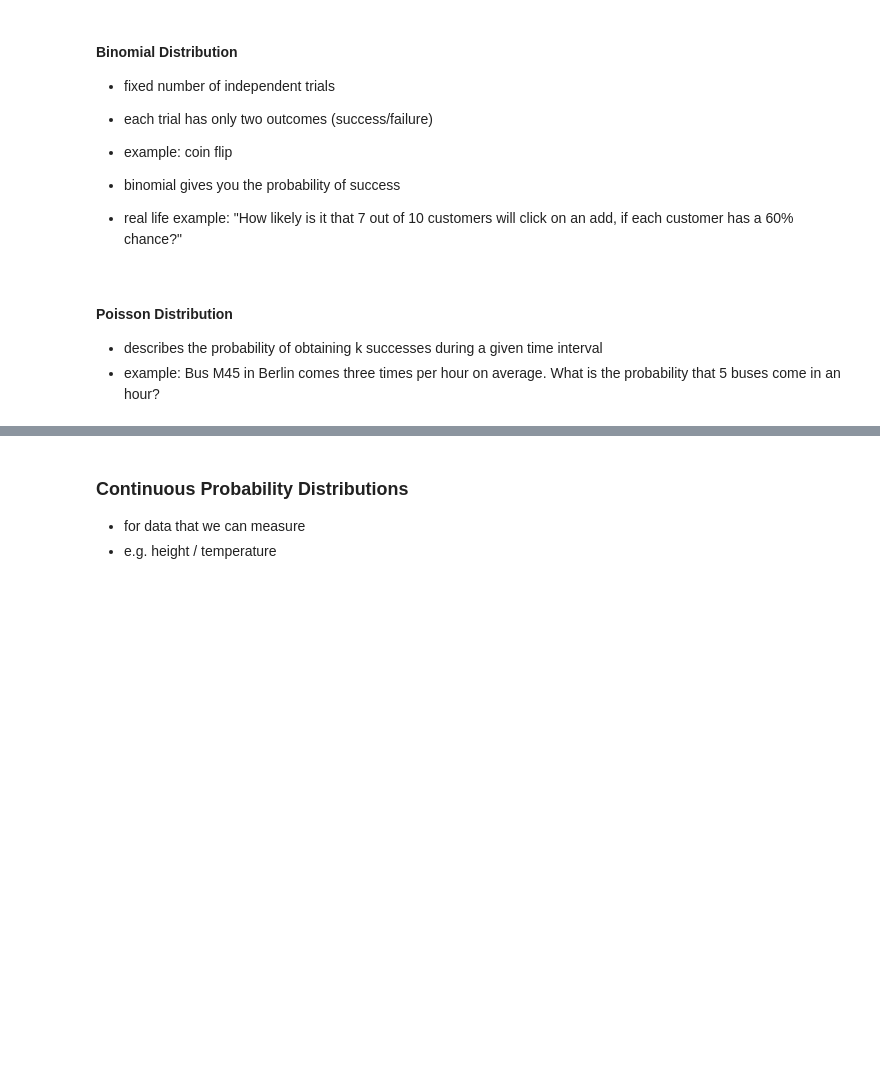
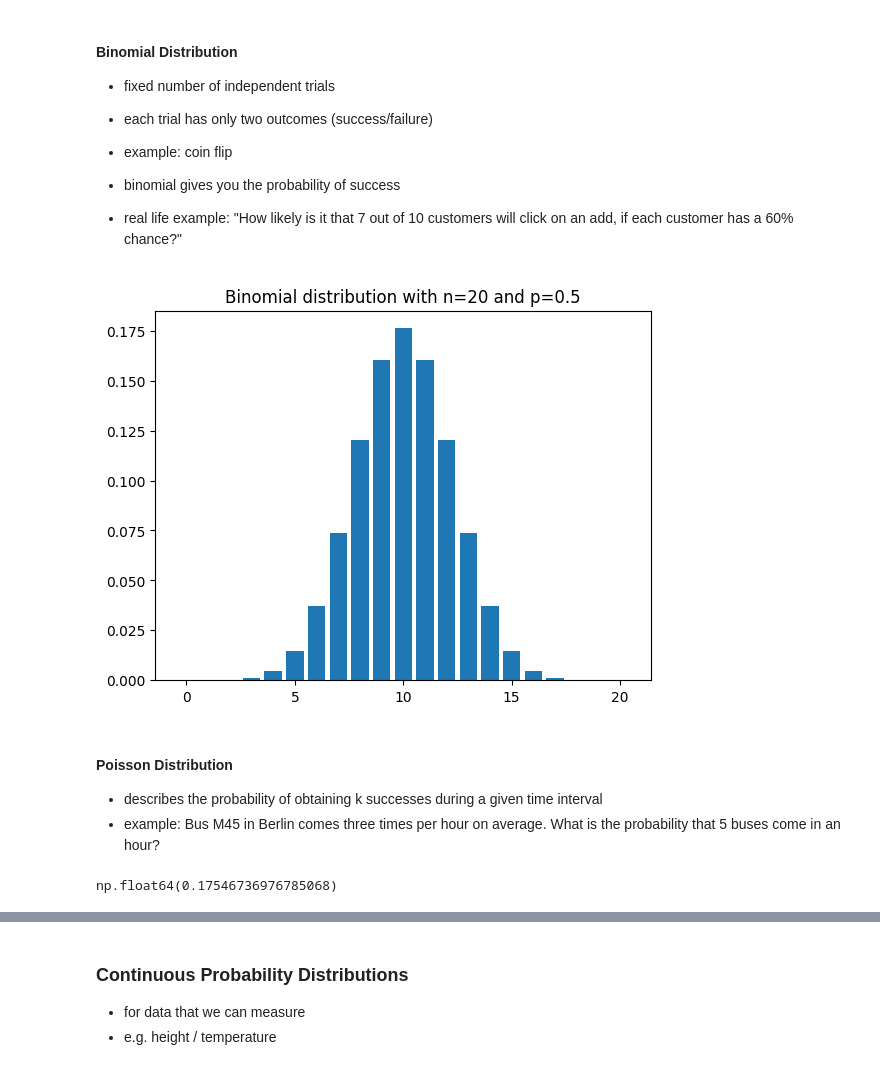
Before and after one commit to drdarina/hss_stats_workshop, a Jupyter notebook: part2.ipynb, the cells around one changed output, grey strips where cells are left out. Cells and saved outputs as stored; diff of their text form; code cells hidden in the pictures; blank space fills up the shorter version.

```diff
--- a/part2.ipynb
+++ b/part2.ipynb
@@ -125,17 +125,19 @@ $$P(goal|cheer) = 0.2 * \frac{0.9}{0.2*0.9 + 0.1*0.98}$$
 # %%
 from scipy.stats import binom
 import matplotlib.pyplot as plt
 # setting the values
 # of n and p
-n = 10
-p = 0.6
+n = 20
+p = 0.5
 # defining list of r values
 r_values = list(range(n + 1))
 # list of pmf values
 dist = [binom.pmf(r, n, p) for r in r_values ]
 # plotting the graph
 plt.bar(r_values, dist)
 _ = plt.title(f'Binomial distribution with {n=} and {p=}')
+# %% [output]
+[figure, added]
 # %% [markdown]
 #### Poisson Distribution
 
@@ -145,7 +147,9 @@ _ = plt.title(f'Binomial distribution with {n=} and {p=}')
 from scipy.stats import poisson
 
 #calculate probability
-poisson.pmf(k=5, mu=3)
+poisson.pmf(k=5, mu=5)
+# %% [output]
+np.float64(0.17546736976785068)
 # %%
 # probability of 1...6 buses coming when on average mu buses come
 
```
Also changed, not shown: parts of 11 cells of this notebook, 3 other files.
